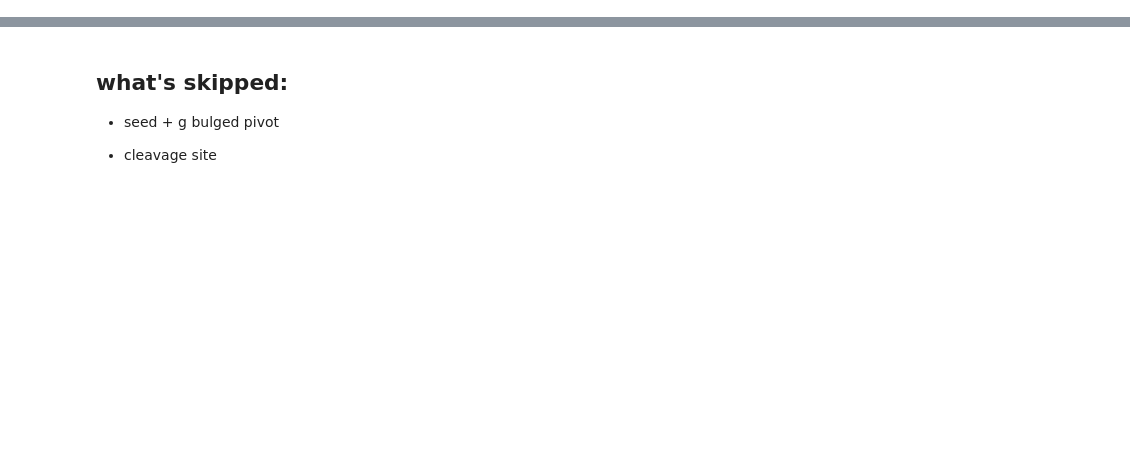
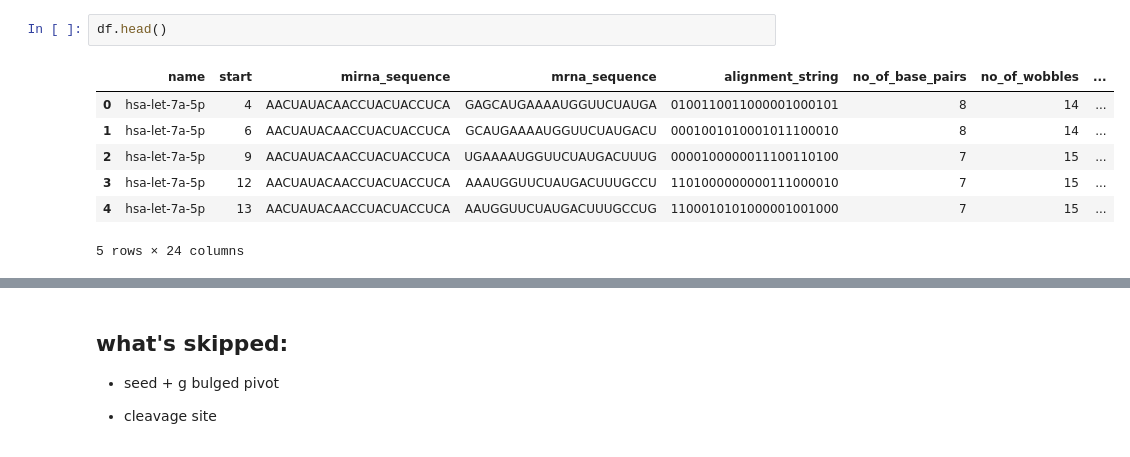
Before and after one commit to TasbasMN/Thesis, a Jupyter notebook: scripts/main_v2.ipynb, the cells around one changed output, grey strips where cells are left out. Drawn from its saved outputs; the diff is of its cells as text; blank space fills up the shorter version.

```diff
--- a/scripts/main_v2.ipynb
+++ b/scripts/main_v2.ipynb
@@ -22,0 +226,10 @@ df = find_clash_types(df, find_non_CLASH_types=True, drop_flag_column=False)
+# %%
+df.head()
+# %% [output]
+|  | name | start | mirna_sequence | mrna_sequence | alignment_string | no_of_base_pairs | no_of_wobbles | ... |
+| 0 | hsa-let-7a-5p | 4 | AACUAUACAACCUACUACCUCA | GAGCAUGAAAAUGGUUCUAUGA | 0100110011000001000101 | 8 | 14 | ... |
+| 1 | hsa-let-7a-5p | 6 | AACUAUACAACCUACUACCUCA | GCAUGAAAAUGGUUCUAUGACU | 0001001010001011100010 | 8 | 14 | ... |
+| 2 | hsa-let-7a-5p | 9 | AACUAUACAACCUACUACCUCA | UGAAAAUGGUUCUAUGACUUUG | 0000100000011100110100 | 7 | 15 | ... |
+| 3 | hsa-let-7a-5p | 12 | AACUAUACAACCUACUACCUCA | AAAUGGUUCUAUGACUUUGCCU | 1101000000000111000010 | 7 | 15 | ... |
+| 4 | hsa-let-7a-5p | 13 | AACUAUACAACCUACUACCUCA | AAUGGUUCUAUGACUUUGCCUG | 1100010101000001001000 | 7 | 15 | ... |
+5 rows × 24 columns
```
Also changed, not shown: parts of 13 cells of this notebook, 4 other files.
